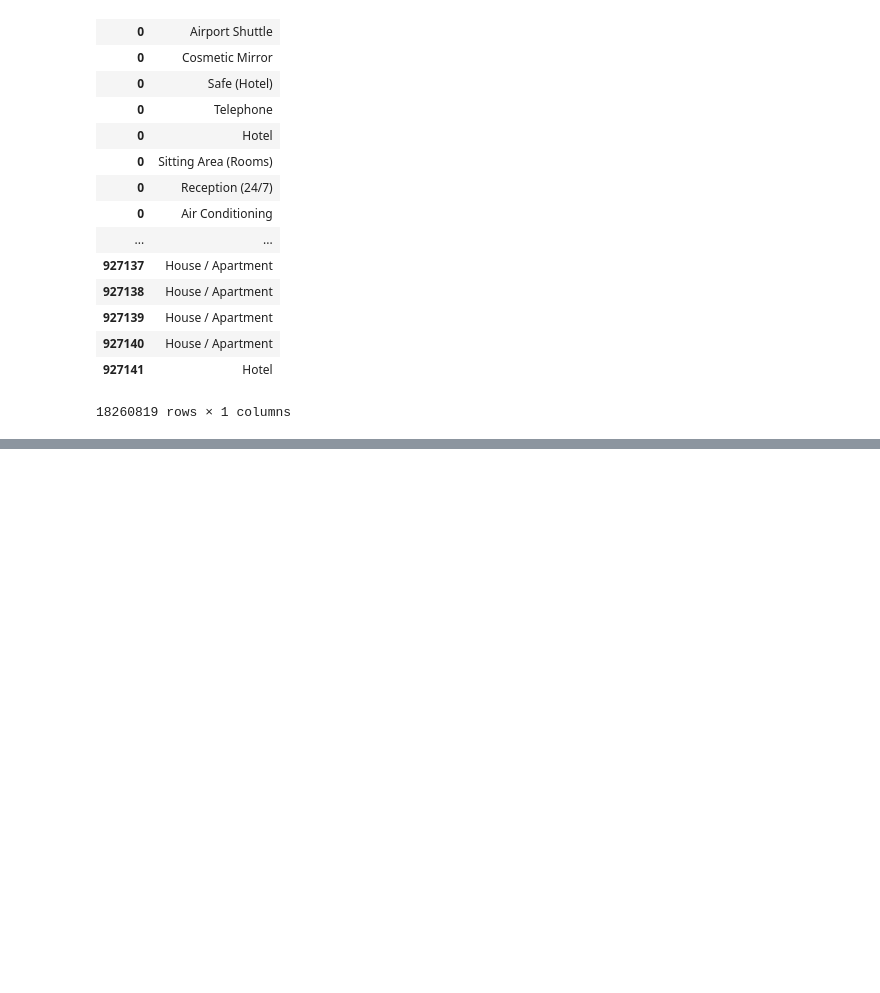
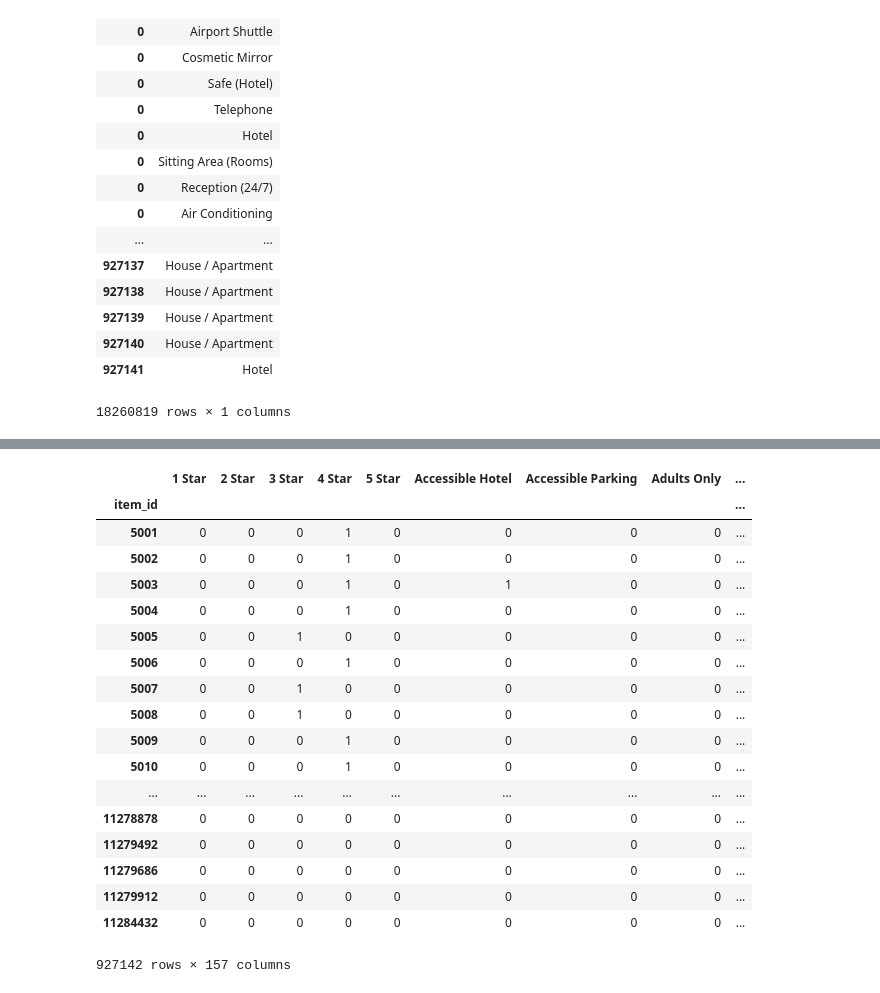
Before and after one commit to sooah/trivago_RecSys_Challenge_2019, a Jupyter notebook: property_onehot.ipynb, the cells around one changed output, grey strips where cells are left out. Saved outputs shown, nothing was run; the diff lists cells and outputs as text; code cells hidden in the pictures; blank space fills up the shorter version.

```diff
--- a/property_onehot.ipynb
+++ b/property_onehot.ipynb
@@ -63,3 +72,25 @@ pro_onehot_sum = pro_.groupby(pro_.item_id).sum()
 pro_.to_csv(path_or_buf = os.path.abspath('property_onehot_each.csv'))
 # %%
 pro_onehot_sum.to_csv(path_or_buf = os.path.abspath('property_onehot_sum.csv'))
+# %%
+pro_onehot_sum
+# %% [output]
+|  | 1 Star | 2 Star | 3 Star | 4 Star | 5 Star | Accessible Hotel | Accessible Parking | Adults Only | ... |
+| item_id |  |  |  |  |  |  |  |  | ... |
+| 5001 | 0 | 0 | 0 | 1 | 0 | 0 | 0 | 0 | ... |
+| 5002 | 0 | 0 | 0 | 1 | 0 | 0 | 0 | 0 | ... |
+| 5003 | 0 | 0 | 0 | 1 | 0 | 1 | 0 | 0 | ... |
+| 5004 | 0 | 0 | 0 | 1 | 0 | 0 | 0 | 0 | ... |
+| 5005 | 0 | 0 | 1 | 0 | 0 | 0 | 0 | 0 | ... |
+| 5006 | 0 | 0 | 0 | 1 | 0 | 0 | 0 | 0 | ... |
+| 5007 | 0 | 0 | 1 | 0 | 0 | 0 | 0 | 0 | ... |
+| 5008 | 0 | 0 | 1 | 0 | 0 | 0 | 0 | 0 | ... |
+| 5009 | 0 | 0 | 0 | 1 | 0 | 0 | 0 | 0 | ... |
+| 5010 | 0 | 0 | 0 | 1 | 0 | 0 | 0 | 0 | ... |
+| ... | ... | ... | ... | ... | ... | ... | ... | ... | ... |
+| 11278878 | 0 | 0 | 0 | 0 | 0 | 0 | 0 | 0 | ... |
+| 11279492 | 0 | 0 | 0 | 0 | 0 | 0 | 0 | 0 | ... |
+| 11279686 | 0 | 0 | 0 | 0 | 0 | 0 | 0 | 0 | ... |
+| 11279912 | 0 | 0 | 0 | 0 | 0 | 0 | 0 | 0 | ... |
+| 11284432 | 0 | 0 | 0 | 0 | 0 | 0 | 0 | 0 | ... |
+927142 rows × 157 columns
```
Also changed, not shown: parts of 2 cells of this notebook.
